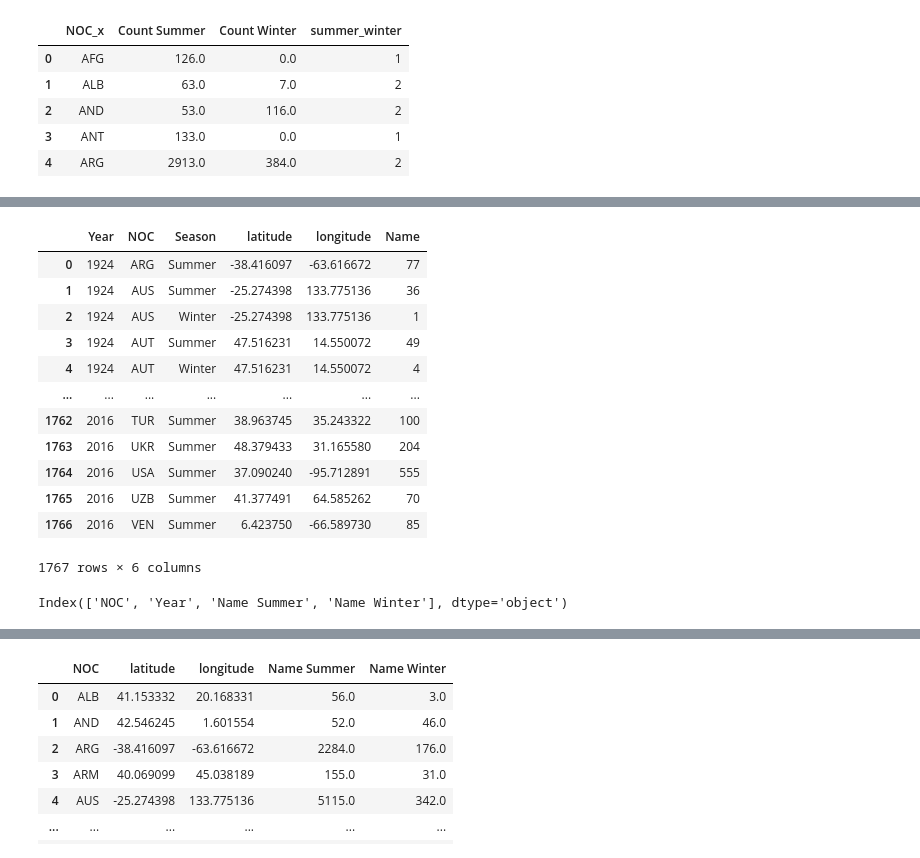
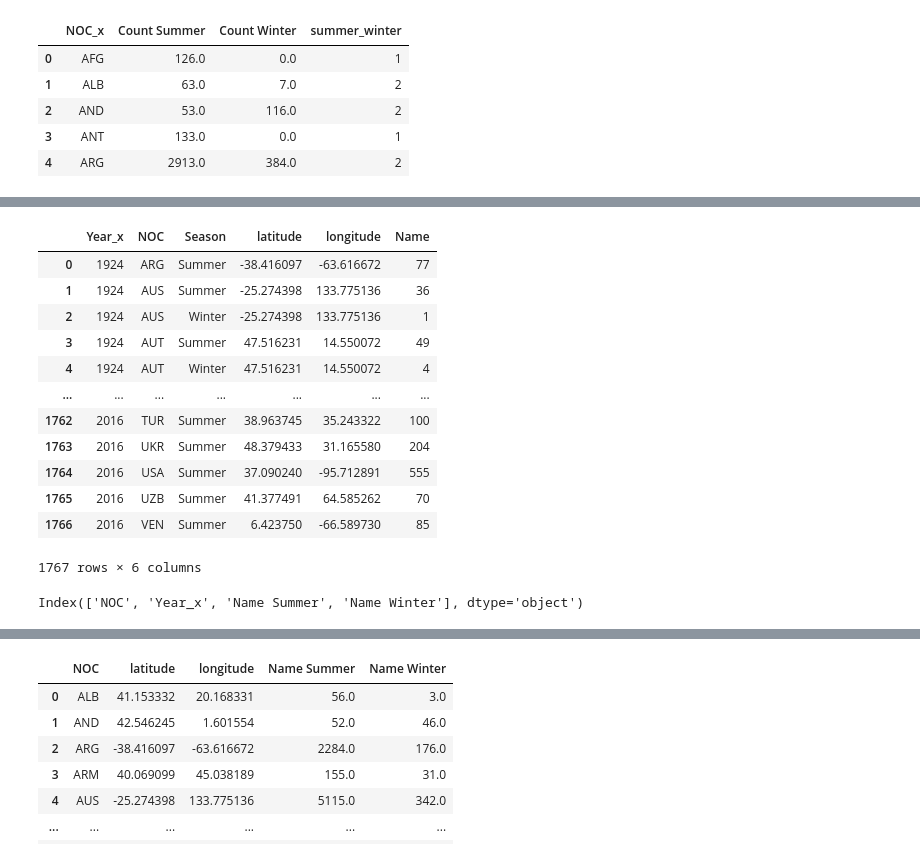
Before and after one commit to eugkik/Project1, a Jupyter notebook: BaseData-Bob Copy.ipynb, the cells around one changed output, grey strips where cells are left out. Saved outputs shown, nothing was run; the diff lists cells and outputs as text; code cells hidden in the pictures.

```diff
--- a/BaseData-Bob Copy.ipynb
+++ b/BaseData-Bob Copy.ipynb
@@ -172,8 +172,8 @@ df_country_sum2.head()
 # %%
 ## Add correction to main
 
-df_events_d = pd.merge(df_events_b, df_country_sum2, on=["NOC_x"])
-df_events_d = df_events_d.loc[df_events_d['Year'] >= 1924]
+df_events_d = pd.merge(df_events_c, df_country_sum2, on=["NOC_x"])
+df_events_d = df_events_d.loc[df_events_d['Year_x'] >= 1924]
 
 df_events_d.head()
 # %% [output]
@@ -240,11 +240,11 @@ df_events_f
 73923 rows × 7 columns
 # %%
 # country participation grouping
-df_events_g = df_events_e.groupby(['Year','NOC_x', 'Season','latitude','longitude'], as_index=False).agg({'Name':'nunique'})
+df_events_g = df_events_e.groupby(['Year_x','NOC_x', 'Season','latitude','longitude'], as_index=False).agg({'Name':'nunique'})
 df_events_g = df_events_g.rename(columns={'NOC_x':'NOC'})
 df_events_g
 # %% [output]
-|  | Year | NOC | Season | latitude | longitude | Name |
+|  | Year_x | NOC | Season | latitude | longitude | Name |
 | 0 | 1924 | ARG | Summer | -38.416097 | -63.616672 | 77 |
 | 1 | 1924 | AUS | Summer | -25.274398 | 133.775136 | 36 |
 | 2 | 1924 | AUS | Winter | -25.274398 | 133.775136 | 1 |
@@ -258,7 +258,7 @@ df_events_g
 | 1766 | 2016 | VEN | Summer | 6.423750 | -66.589730 | 85 |
 1767 rows × 6 columns
 # %%
-df_events_h = df_events_g.pivot(index=['NOC', 'Year'], columns=['Season'], values=['Name'])
+df_events_h = df_events_g.pivot(index=['NOC', 'Year_x'], columns=['Season'], values=['Name'])
 
 df_events_h.replace(np.nan,0,inplace=True)
 df_events_h.reset_index(inplace=True)
@@ -266,7 +266,7 @@ df_events_h.columns = [' '.join(col).strip() for col in df_events_h.columns.valu
 
 df_events_h.columns
 # %% [output]
-Index(['NOC', 'Year', 'Name Summer', 'Name Winter'], dtype='object')
+Index(['NOC', 'Year_x', 'Name Summer', 'Name Winter'], dtype='object')
 # %%
 df_events_i = pd.merge(df_events_h, lat_long_df2, on="NOC")
 df_events_i.head()
```
Also changed, not shown: parts of 17 cells of this notebook, 3 other files.
